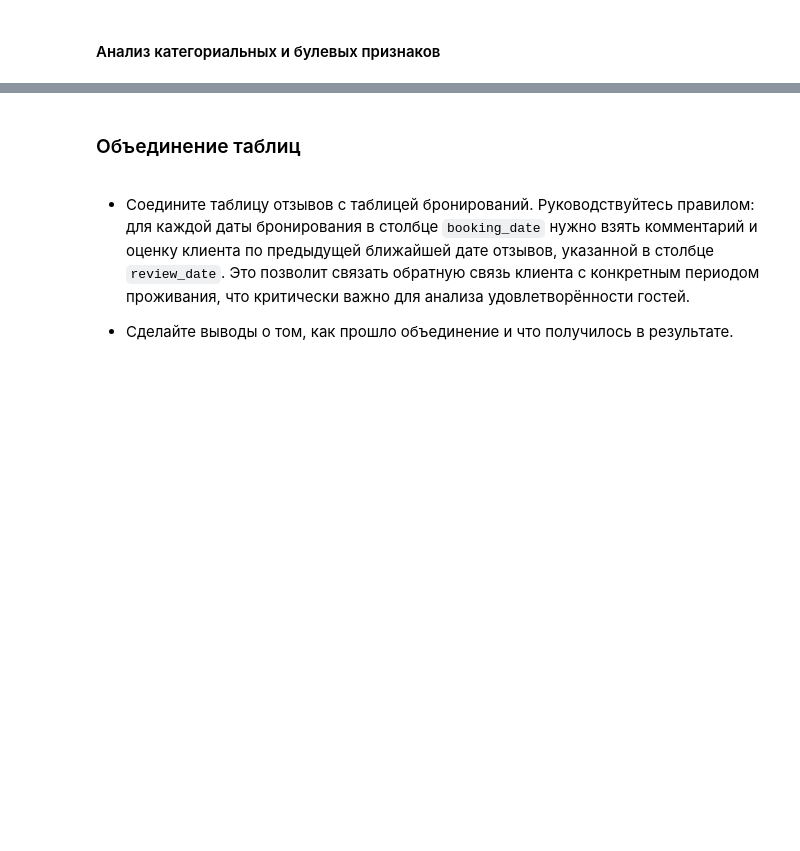
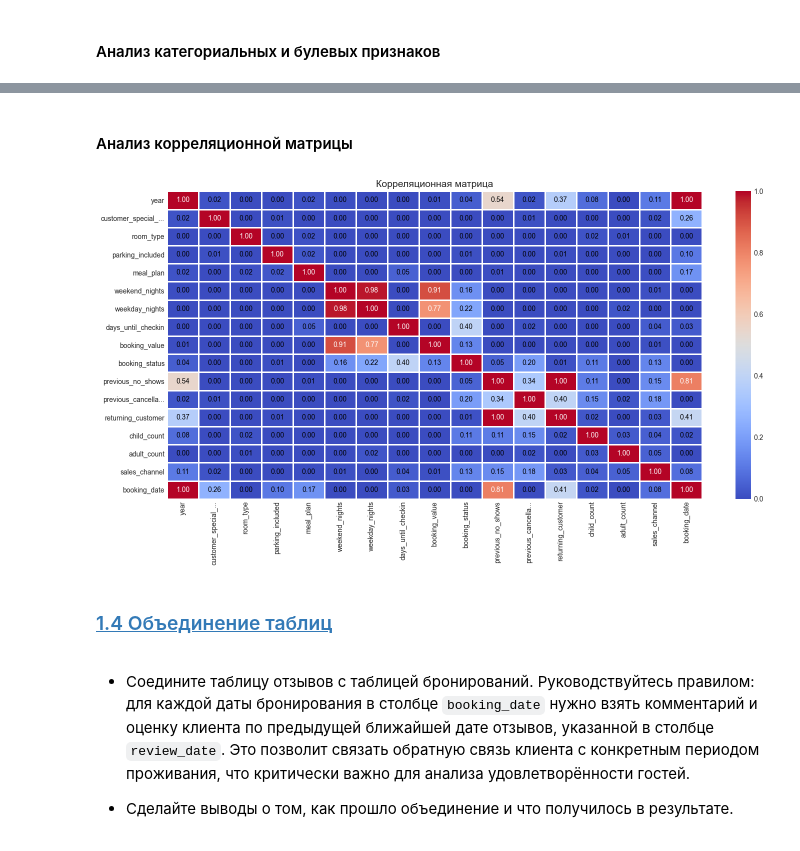
Before and after one commit to MEYakunin/Sprint17_Booking_Cancellation_Predict, a Jupyter notebook: Sprint17_Booking_Cancellation_Predict.ipynb, the cells around one changed output, grey strips where cells are left out. Cells and saved outputs as stored; diff of their text form; code cells hidden in the pictures; blank space fills up the shorter version.

```diff
--- a/Sprint17_Booking_Cancellation_Predict.ipynb
+++ b/Sprint17_Booking_Cancellation_Predict.ipynb
@@ -462,5 +457,28 @@ for col in category_cols_booking:
+# %% [markdown]
+#### Анализ корреляционной матрицы
+# %%
+# Удаляем уникальный номер брони
+matrix_df = df_bookings_drop_dupl.drop(columns=['booking_id'])
+
+# Рассчитываем матрицу для всех признаков
+phik_matrix = matrix_df.phik_matrix(interval_cols=['booking_value'])
+
+# Визуализация матрицы
+plot_correlation_matrix(
+    phik_matrix.values,
+    x_labels=phik_matrix.columns,
+    y_labels=phik_matrix.index,
+    vmin=0, vmax=1,
+    title='Корреляционная матрица',
+    figsize=(15, 8),
+    color_map='coolwarm'
+)
+
+plt.show()
+# %% [output]
+[figure, added]
 # %% [markdown]
-### Объединение таблиц
+### [1.4 Объединение таблиц <a id=1_4></a>](#content)
 # %% [markdown]
 - Соедините таблицу отзывов с таблицей бронирований. Руководствуйтесь правилом: для каждой даты бронирования в столбце `booking_date` нужно взять комментарий и оценку клиента по предыдущей ближайшей дате отзывов, указанной в столбце `review_date`. Это позволит связать обратную связь клиента с конкретным периодом проживания, что критически важно для анализа удовлетворённости гостей.
 
```
Also changed, not shown: parts of 11 cells of this notebook.
